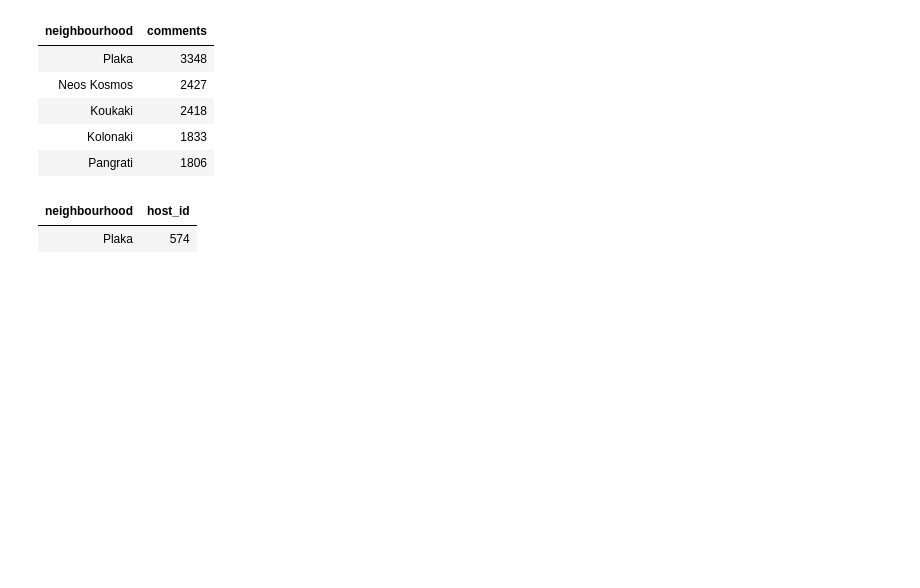
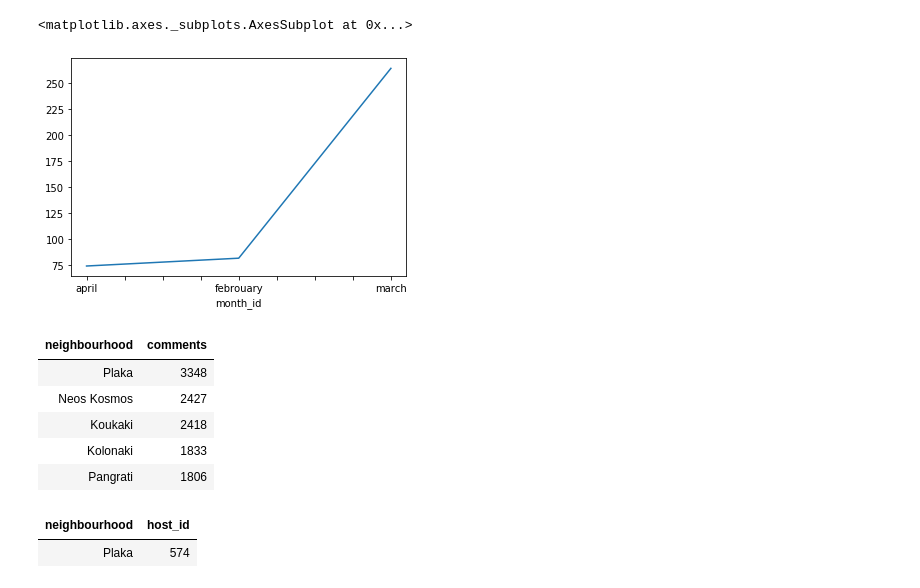
Before and after one commit to Myrto-Iglezou/Airbnb-Data-Analysis-, a Jupyter notebook: dm_project_1.ipynb, the cells around one changed output. Cells and saved outputs as stored; diff of their text form; code cells hidden in the pictures; blank space fills up the shorter version.

```diff
--- a/dm_project_1.ipynb
+++ b/dm_project_1.ipynb
@@ -74,3 +81,11 @@ Name: room_type, dtype: int64
+# %%
+groupbymonth = priceDf.groupby(by='month_id')
+dfaverage = groupbymonth['price'].mean()
+# dfaverage
+dfaverage.plot(x='per_month',y='price')
+# %% [output]
+<matplotlib.axes._subplots.AxesSubplot at 0x...>
+[figure, added]
 # %%
 # 3
 
```
Also changed, not shown: parts of 4 cells of this notebook, 2 other files.
